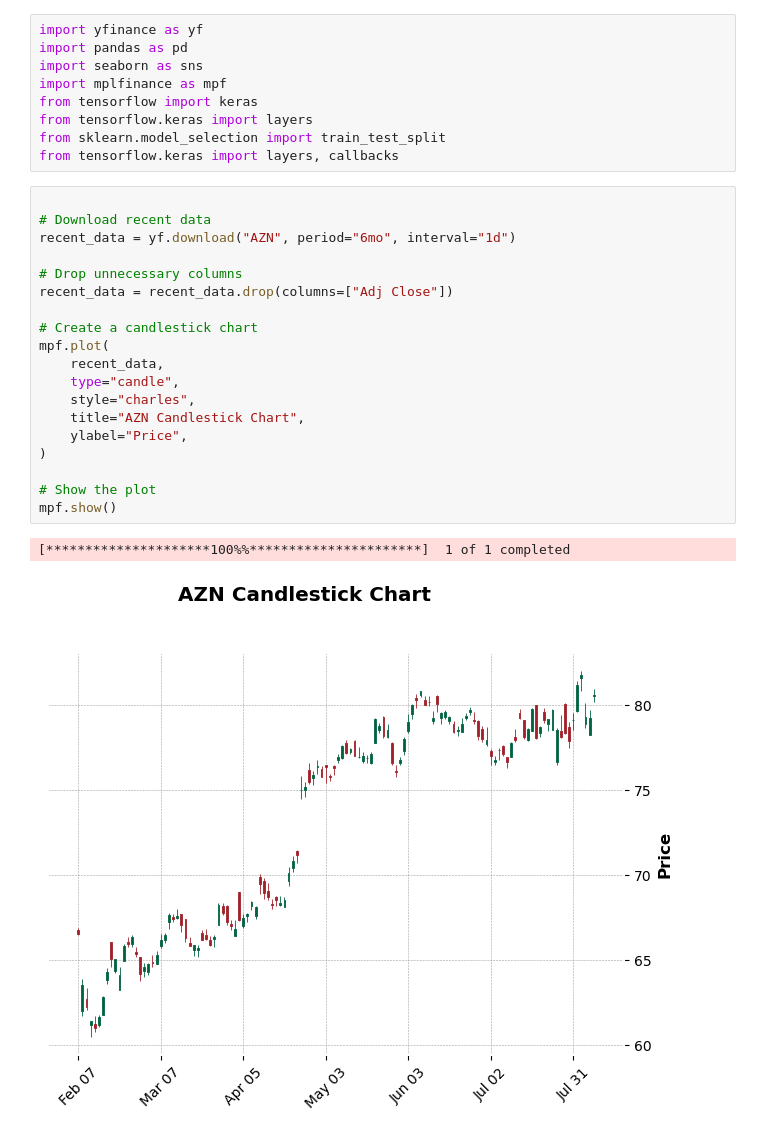
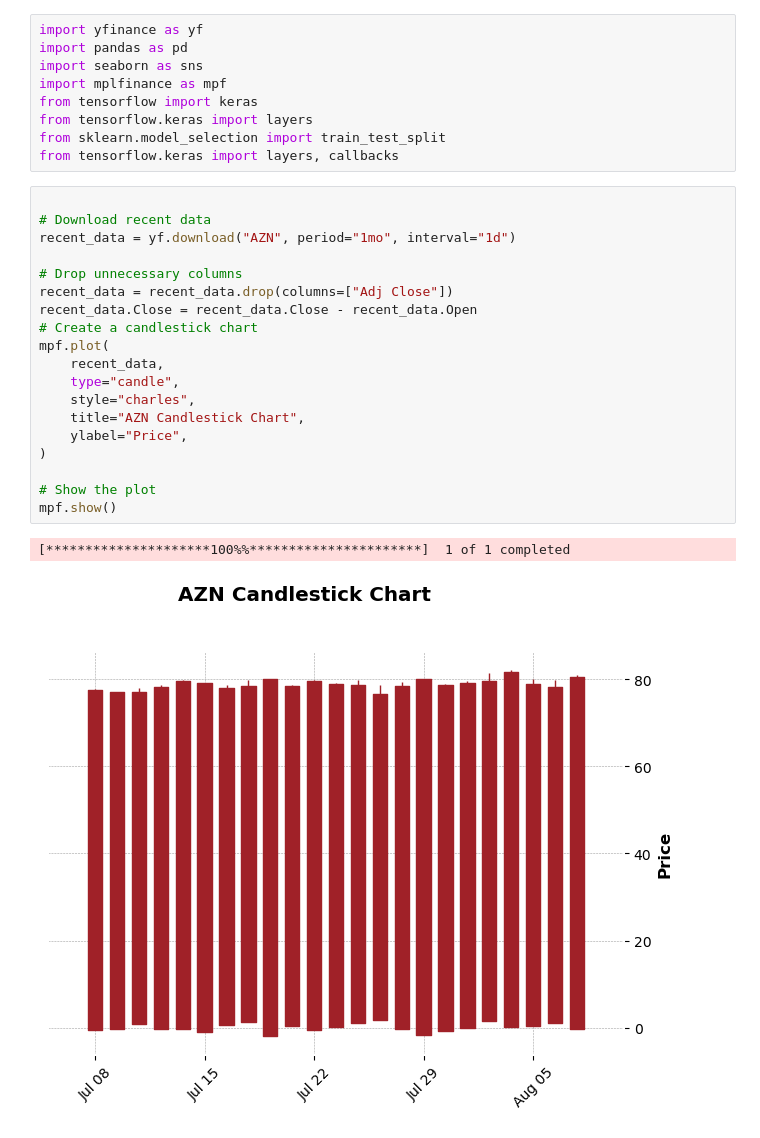
Before and after one commit to yohlimem/AI-Stonks, a Jupyter notebook: main.ipynb, the cells around one changed output. Cells and saved outputs as stored; diff of their text form.

```diff
--- a/main.ipynb
+++ b/main.ipynb
@@ -10,25 +10,25 @@ from tensorflow.keras import layers, callbacks
 # %%
 
 # Download recent data
-recent_data = yf.download("AZN", period="6mo", interval="1d")
+recent_data = yf.download("AZN", period="1mo", interval="1d")
 
 # Drop unnecessary columns
 recent_data = recent_data.drop(columns=["Adj Close"])
-
+recent_data.Close = recent_data.Close - recent_data.Open
 # Create a candlestick chart
 mpf.plot(
     recent_data,
     type="candle",
     style="charles",
     title="AZN Candlestick Chart",
     ylabel="Price",
 )
 
 # Show the plot
 mpf.show()
 # %% [output]
 [*********************100%%**********************]  1 of 1 completed
-[figure, old version]
+[figure, new version]
 # %%
 
 X = recent_data.drop(columns=["Close","Volume"])
```
Also changed, not shown: parts of 6 cells of this notebook.
